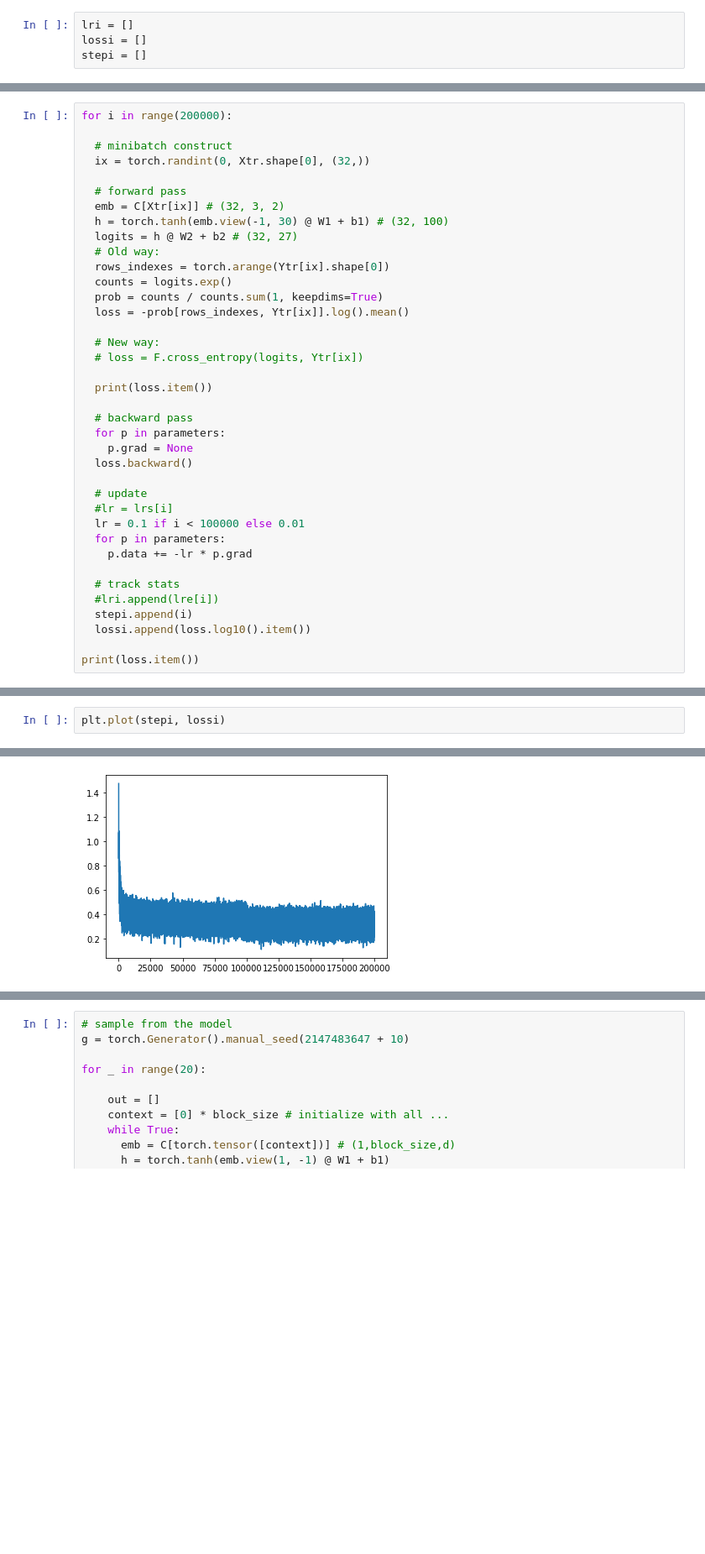
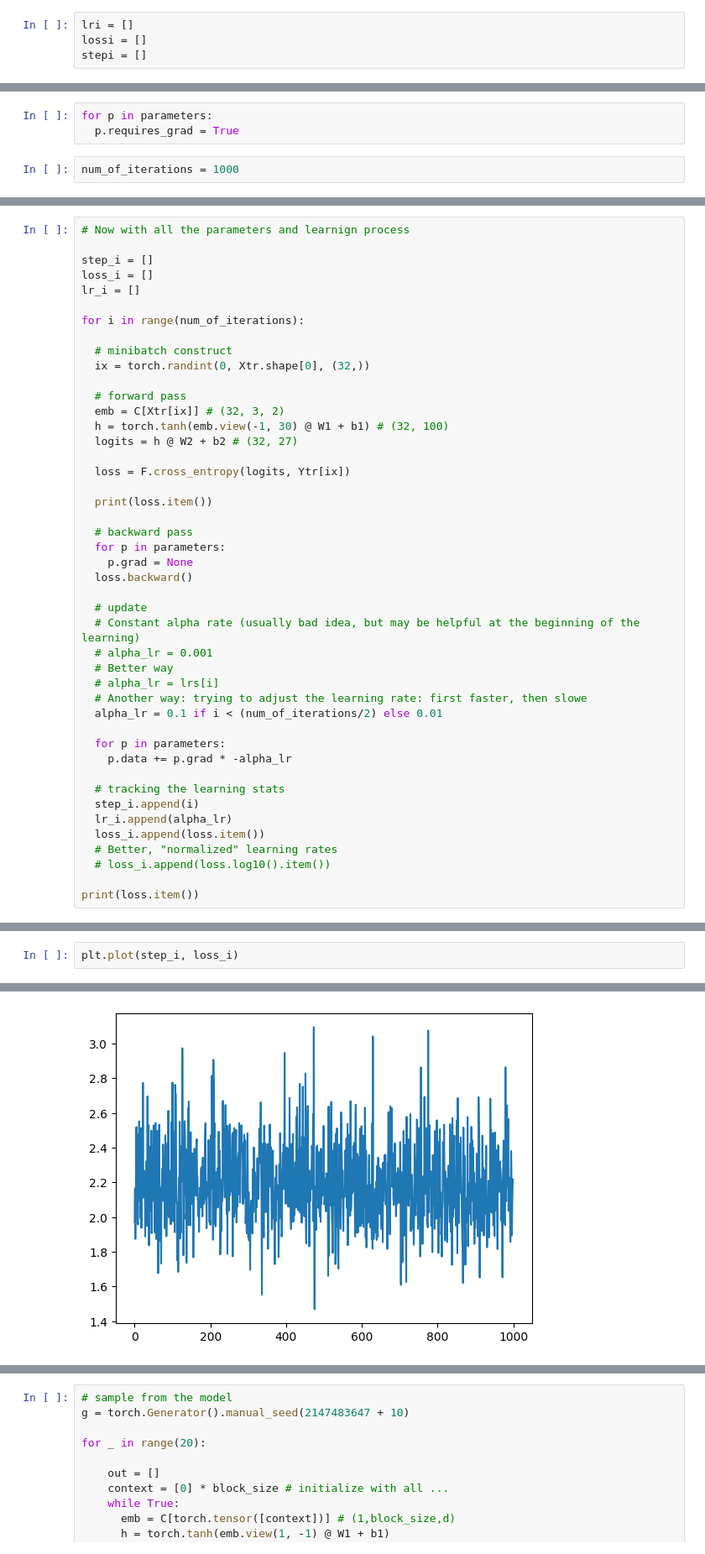
Before and after one commit to patmull/alex-karpathy-tutorials, a Jupyter notebook: build_makemore_mlp.ipynb, the cells around one changed output, grey strips where cells are left out. Shown at 84% size. Drawn from its saved outputs; the diff is of its cells as text; blank space fills up the shorter version.

```diff
--- a/build_makemore_mlp.ipynb
+++ b/build_makemore_mlp.ipynb
@@ -441,0 +454,5 @@ for i in range(1000):
+# %%
+for p in parameters:
+  p.requires_grad = True
+# %%
+num_of_iterations = 1000
@@ -442,5 +463,11 @@ for i in range(1000):
 # %%
-for i in range(200000):
+# Now with all the parameters and learnign process
+
+step_i = []
+loss_i = []
+lr_i = []
+
+for i in range(num_of_iterations):
 
   # minibatch construct
   ix = torch.randint(0, Xtr.shape[0], (32,))
@@ -449,14 +476,8 @@ for i in range(200000):
   emb = C[Xtr[ix]] # (32, 3, 2)
   h = torch.tanh(emb.view(-1, 30) @ W1 + b1) # (32, 100)
   logits = h @ W2 + b2 # (32, 27)
-  # Old way:
-  rows_indexes = torch.arange(Ytr[ix].shape[0])
-  counts = logits.exp()
-  prob = counts / counts.sum(1, keepdims=True)
-  loss = -prob[rows_indexes, Ytr[ix]].log().mean()
 
-  # New way:
-  # loss = F.cross_entropy(logits, Ytr[ix])
+  loss = F.cross_entropy(logits, Ytr[ix])
 
   print(loss.item())
 
@@ -466,15 +487,22 @@ for i in range(200000):
   loss.backward()
 
   # update
-  #lr = lrs[i]
-  lr = 0.1 if i < 100000 else 0.01
+  # Constant alpha rate (usually bad idea, but may be helpful at the beginning of the learning)
+  # alpha_lr = 0.001
+  # Better way
+  # alpha_lr = lrs[i]
+  # Another way: trying to adjust the learning rate: first faster, then slowe
+  alpha_lr = 0.1 if i < (num_of_iterations/2) else 0.01
+
   for p in parameters:
-    p.data += -lr * p.grad
+    p.data += p.grad * -alpha_lr
 
-  # track stats
-  #lri.append(lre[i])
-  stepi.append(i)
-  lossi.append(loss.log10().item())
+  # tracking the learning stats
+  step_i.append(i)
+  lr_i.append(alpha_lr)
+  loss_i.append(loss.item())
+  # Better, "normalized" learning rates
+  # loss_i.append(loss.log10().item())
 
 print(loss.item())
 # %% [output]
@@ -483,8 +526,8 @@ TypeError: ignored
 # %%
-plt.plot(stepi, lossi)
+plt.plot(step_i, loss_i)
 # %% [output]
 [<matplotlib.lines.Line2D at 0x...>]
-[figure, old version]
+[figure, new version]
 # %%
 # training loss
 emb = C[Xtr] # (32, 3, 2)
```
Also changed, not shown: parts of 14 cells of this notebook.
